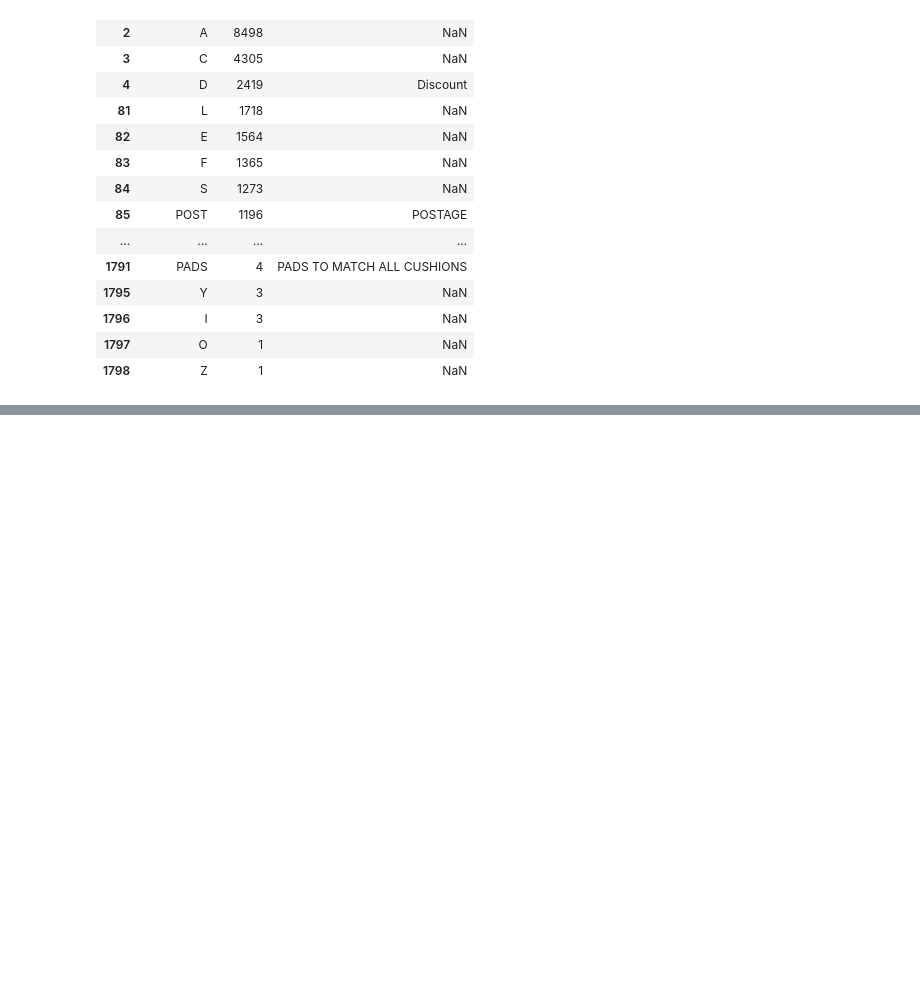
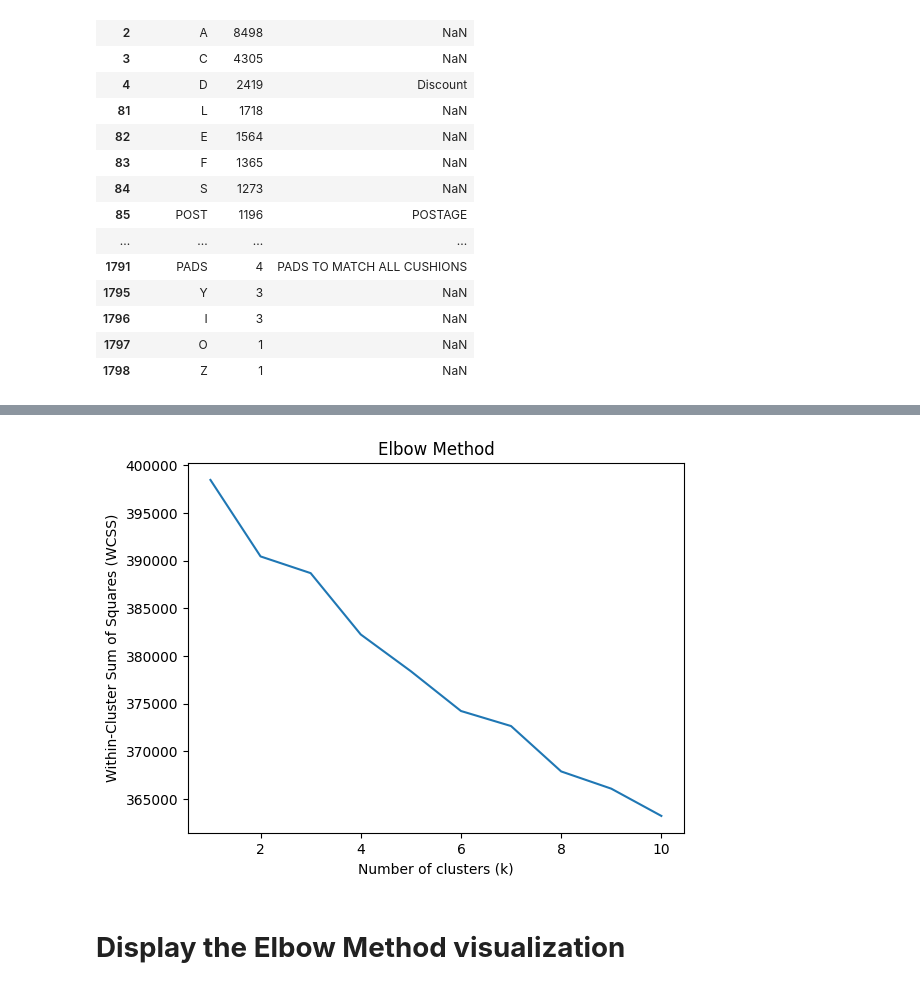
Before and after one commit to Tiwari666/K_Means_Clustering, a Jupyter notebook: K_Means_Clustering_E_Commerce.ipynb, the cells around one changed output, grey strips where cells are left out. Saved outputs shown, nothing was run; the diff lists cells and outputs as text; code cells hidden in the pictures; blank space fills up the shorter version.

```diff
--- a/K_Means_Clustering_E_Commerce.ipynb
+++ b/K_Means_Clustering_E_Commerce.ipynb
@@ -232,0 +743,7 @@ unique_SC
+# %%
+from sklearn.feature_extraction.text import TfidfVectorizer
+# Create an instance of TfidfVectorizer
+tfidf = TfidfVectorizer()
+
+# Convert the tokenized descriptions into a TF-IDF matrix
+tfidf_matrix = tfidf.fit_transform([' '.join(x) for x in df['Tokenized_Description']])
@@ -232,0 +760,26 @@ unique_SC
+# %%
+from sklearn.cluster import KMeans
+import matplotlib.pyplot as plt
+
+# List to store the within-cluster sum of squares (WCSS) for different numbers of clusters
+wcss = []
+
+# Iterate over a range of values for the number of clusters (k)
+for k in range(1, 11):
+    # Initialize and fit KMeans clustering algorithm for the current value of k
+    kmeans = KMeans(n_clusters=k, init='k-means++', max_iter=300, n_init=10, random_state=0)
+    kmeans.fit(tfidf_matrix)
+
+    # Append the WCSS (inertia) to the list
+    wcss.append(kmeans.inertia_)
+
+# Plot the Elbow Method visualization
+plt.plot(range(1, 11), wcss)
+plt.title('Elbow Method')
+plt.xlabel('Number of clusters (k)')
+plt.ylabel('Within-Cluster Sum of Squares (WCSS)')
+plt.show()
+# %% [output]
+[figure, added]
+# %% [markdown]
+# **Display the Elbow Method visualization**
```
Also changed, not shown: parts of 80 cells of this notebook.
